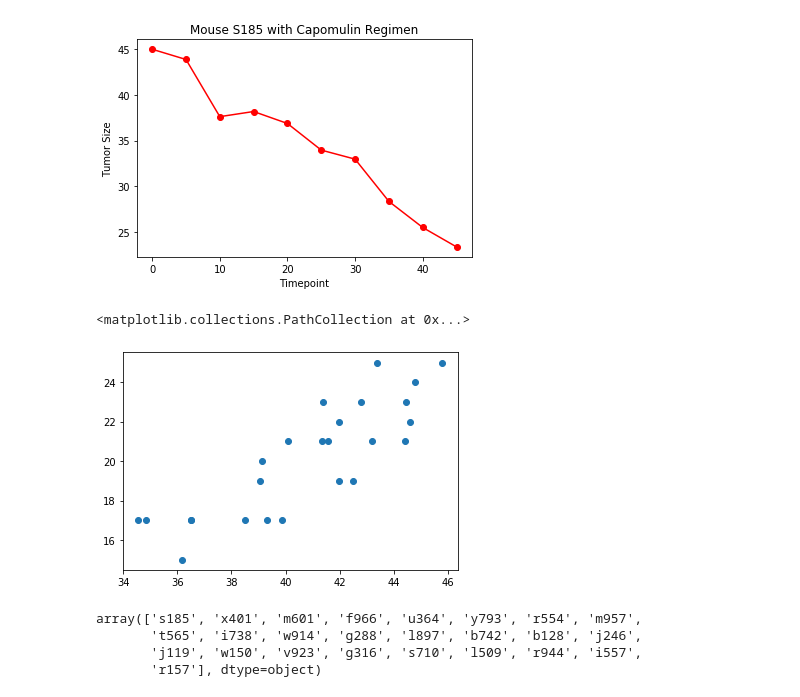
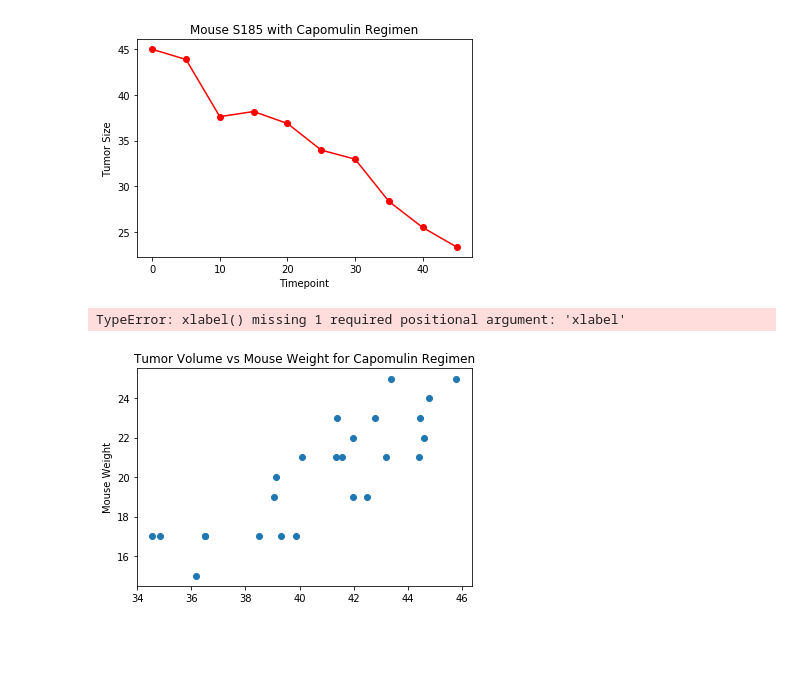
Before and after one commit to ballardcharles/matplotlib-challenge, a Jupyter notebook: Pymaceuticals/Pymaceuticals_Challenge.ipynb, the cells around one changed output. Cells and saved outputs as stored; diff of their text form; code cells hidden in the pictures; blank space fills up the shorter version.

```diff
--- a/Pymaceuticals/Pymaceuticals_Challenge.ipynb
+++ b/Pymaceuticals/Pymaceuticals_Challenge.ipynb
@@ -273,37 +274,33 @@ plt.show()
 # %%
 # Generate a scatter plot of average tumor volume vs. mouse weight for the Capomulin regimen
 
 mouse_id = ['s185', 'x401', 'm601', 'f966', 'u364', 'y793', 'r554', 'm957',
        't565', 'i738', 'w914', 'g288', 'l897', 'b742', 'b128', 'j246',
        'j119', 'w150', 'v923', 'g316', 's710', 'l509', 'r944', 'i557',
        'r157']
 avg_tumor_list = []
 mouse_weight_list = []
 
 for mouse in mouse_id:
 
     mouse_df = clean_mouse_df.loc[clean_mouse_df['Mouse ID'] == mouse]
 
     avg_tumor_vol = mouse_df['Tumor Volume (mm3)'].mean()
     avg_tumor_list.append(avg_tumor_vol)
 
     weight_df = last_tp_clean.loc[last_tp_clean['Mouse ID'] == mouse]
     mouse_weight =  weight_df['Weight (g)'].values[0]
     mouse_weight_list.append(mouse_weight)
 
 
 Capomulin_df = pd.DataFrame({'Mouse ID':mouse_id,
                             'Avg Tumor Vol':avg_tumor_list,
                             'Weight (g)':mouse_weight_list})
 
 plt.scatter(avg_tumor_list, mouse_weight_list)
+plt.title('Tumor Volume vs Mouse Weight for Capomulin Regimen')
+plt.ylabel('Mouse Weight')
+plt.xlabel()
 # %% [output]
-<matplotlib.collections.PathCollection at 0x...>
+TypeError: xlabel() missing 1 required positional argument: 'xlabel'
-[figure, old version]
+[figure, new version]
-# %%
-clean_mouse_df['Mouse ID'].loc[clean_mouse_df['Drug Regimen'] == 'Capomulin'].unique()
-# %% [output]
-array(['s185', 'x401', 'm601', 'f966', 'u364', 'y793', 'r554', 'm957',
-       't565', 'i738', 'w914', 'g288', 'l897', 'b742', 'b128', 'j246',
-       'j119', 'w150', 'v923', 'g316', 's710', 'l509', 'r944', 'i557',
-       'r157'], dtype=object)
```
Also changed, not shown: parts of 2 cells of this notebook.
